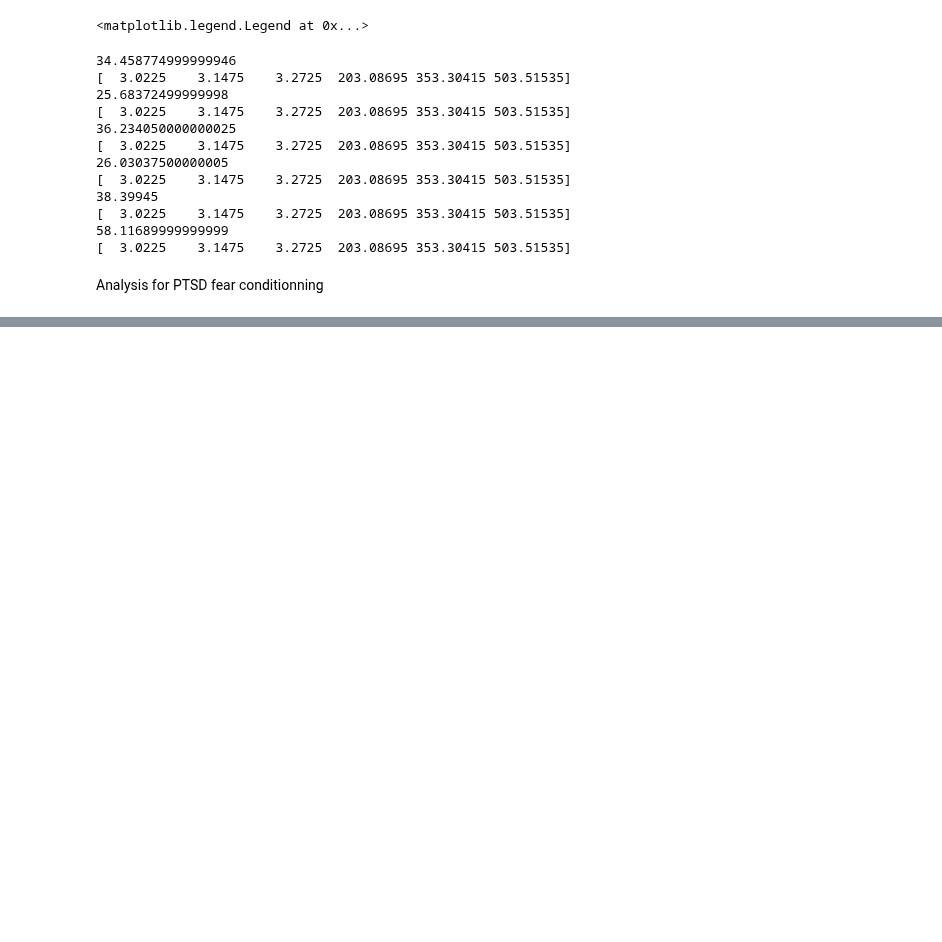
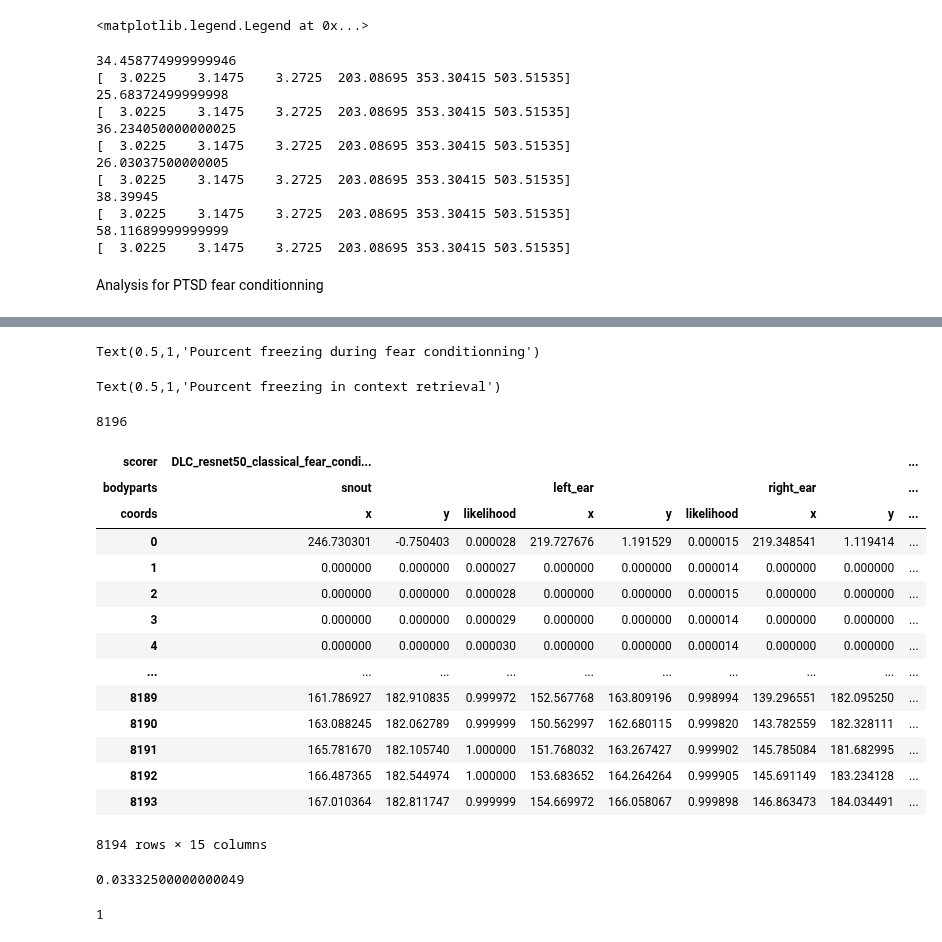
Before and after one commit to KBillel/Amy-Hpc-sleep-dynamcics-python, a Jupyter notebook: freezing_behavior.ipynb, the cells around one changed output, grey strips where cells are left out. Cells and saved outputs as stored; diff of their text form; code cells hidden in the pictures; blank space fills up the shorter version.

```diff
--- a/freezing_behavior.ipynb
+++ b/freezing_behavior.ipynb
@@ -234,5 +262,5 @@ plt.title('Pourcent freezing in tone retrieval')
 # %%
-t_start_exp_fear = [37.7209,29.46495,34.7118,25.34385,45.9524,55.00735]
+t_start_exp_fear = [43.6102,61.40995,75.8984,36.58545]
 
 ptotal = []
 plt.figure()
@@ -252,10 +280,12 @@ for fichier,t_s,d_s in zip(fear_sess,t_start_exp_fear, digitalin_shock):
 bk.plot.intervals(shock,'green',alpha = 0.5)
 bk.plot.intervals(tone,'orange', alpha=0.5)
 plt.plot(np.mean([starts,ends],0),np.mean(ptotal,0),'*-r')
-plt.legend(['Rat09', 'Rat10', 'Rat11', 'Rat12', 'Rat01', 'Rat02','Mean','Shock','Tone'])
+plt.legend(['Rat13', 'Rat14', 'Rat15', 'Rat16','Mean','Shock','Tone'])
 plt.title('Pourcent freezing during fear conditionning')
+# %% [output]
+Text(0.5,1,'Pourcent freezing during fear conditionning')
 # %%
-t_start_exp_context = [34,25,36,26,38,58]
+t_start_exp_context = [23.49815,31.56275,48.84175,24.49015]
 
 ptotal = []
 plt.figure()
@@ -271,5 +301,14 @@ for fichier,t_s in zip(context_sess,t_start_exp_context):
 #     bk.plot.intervals(freeze,col = 'b')
     plt.plot(np.mean([starts,ends],0), pourcents, '-o',alpha = 0.5)
 plt.plot(np.mean([starts,ends],0),np.mean(ptotal,0),'*-r')
-plt.legend(['Rat09', 'Rat10', 'Rat11', 'Rat12', 'Rat01', 'Rat02','Mean'])
+plt.legend(['Rat13', 'Rat14', 'Rat15', 'Rat16','Mean'])
 plt.title('Pourcent freezing in context retrieval')
+# %% [output]
+Text(0.5,1,'Pourcent freezing in context retrieval')
+# %%
+digit = 'Y://fear_conditionning_ptsd/Rat15/Rat15-20201130/Rat15_201130_164002/digitalin.dat'
+data = bk.load.digitalin(digit)
+n_TTL = bk.compute.TTL_to_times(data[0,:])
+len(n_TTL)
+# %% [output]
+8196
@@ -275,0 +322,21 @@ plt.title('Pourcent freezing in context retrieval')
+# %%
+import pandas as pd
+pos = pd.read_hdf('Y://fear_conditionning_ptsd/Rat15/Rat15-20201130/Rat15_201130_164002/Basler_acA1300-200uc__23039139__20201130_164007396DLC_resnet50_classical_fear_conditionningNov20shuffle1_1030000_filtered.h5')
+# %%
+pos
+# %% [output]
+| scorer | DLC_resnet50_classical_fear_condi... |  |  |  |  |  |  |  | ... |
+| bodyparts | snout |  |  | left_ear |  |  | right_ear |  | ... |
+| coords | x | y | likelihood | x | y | likelihood | x | y | ... |
+| 0 | 246.730301 | -0.750403 | 0.000028 | 219.727676 | 1.191529 | 0.000015 | 219.348541 | 1.119414 | ... |
+| 1 | 0.000000 | 0.000000 | 0.000027 | 0.000000 | 0.000000 | 0.000014 | 0.000000 | 0.000000 | ... |
+| 2 | 0.000000 | 0.000000 | 0.000028 | 0.000000 | 0.000000 | 0.000015 | 0.000000 | 0.000000 | ... |
+| 3 | 0.000000 | 0.000000 | 0.000029 | 0.000000 | 0.000000 | 0.000014 | 0.000000 | 0.000000 | ... |
+| 4 | 0.000000 | 0.000000 | 0.000030 | 0.000000 | 0.000000 | 0.000014 | 0.000000 | 0.000000 | ... |
+| ... | ... | ... | ... | ... | ... | ... | ... | ... | ... |
+| 8189 | 161.786927 | 182.910835 | 0.999972 | 152.567768 | 163.809196 | 0.998994 | 139.296551 | 182.095250 | ... |
+| 8190 | 163.088245 | 182.062789 | 0.999999 | 150.562997 | 162.680115 | 0.999820 | 143.782559 | 182.328111 | ... |
+| 8191 | 165.781670 | 182.105740 | 1.000000 | 151.768032 | 163.267427 | 0.999902 | 145.785084 | 181.682995 | ... |
+| 8192 | 166.487365 | 182.544974 | 1.000000 | 153.683652 | 164.264264 | 0.999905 | 145.691149 | 183.234128 | ... |
+| 8193 | 167.010364 | 182.811747 | 0.999999 | 154.669972 | 166.058067 | 0.999898 | 146.863473 | 184.034491 | ... |
+8194 rows × 15 columns
@@ -275,0 +347,4 @@ plt.title('Pourcent freezing in context retrieval')
+# %%
+t[0]
+# %% [output]
+0.03332500000000049
@@ -275,0 +353,4 @@ plt.title('Pourcent freezing in context retrieval')
+# %%
+np.sum(a == 0)
+# %% [output]
+1
```
Also changed, not shown: parts of 12 cells of this notebook, 4 other files.
